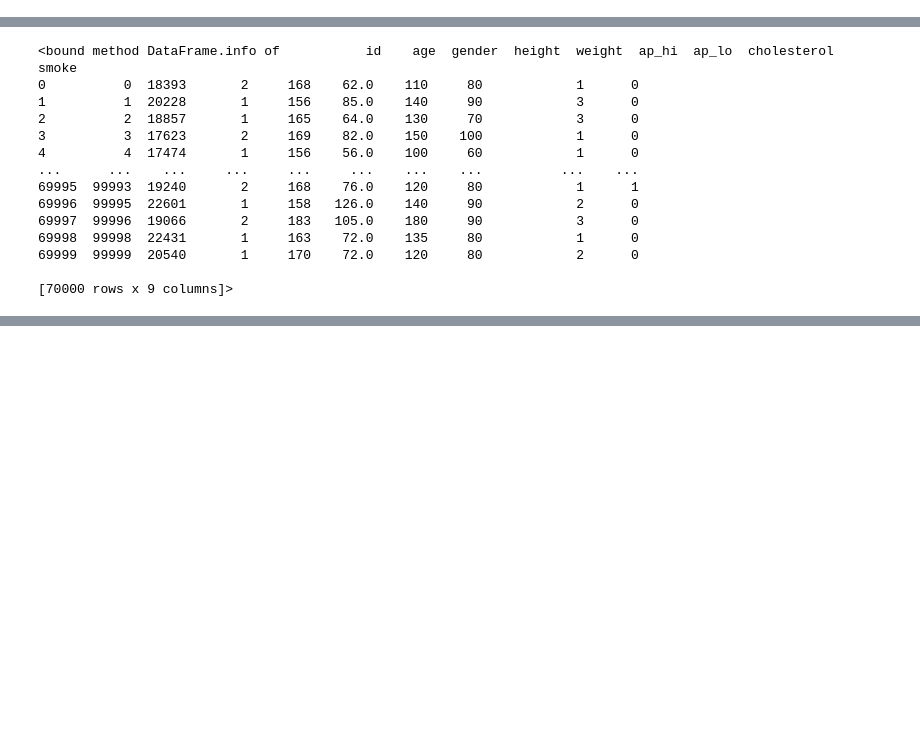
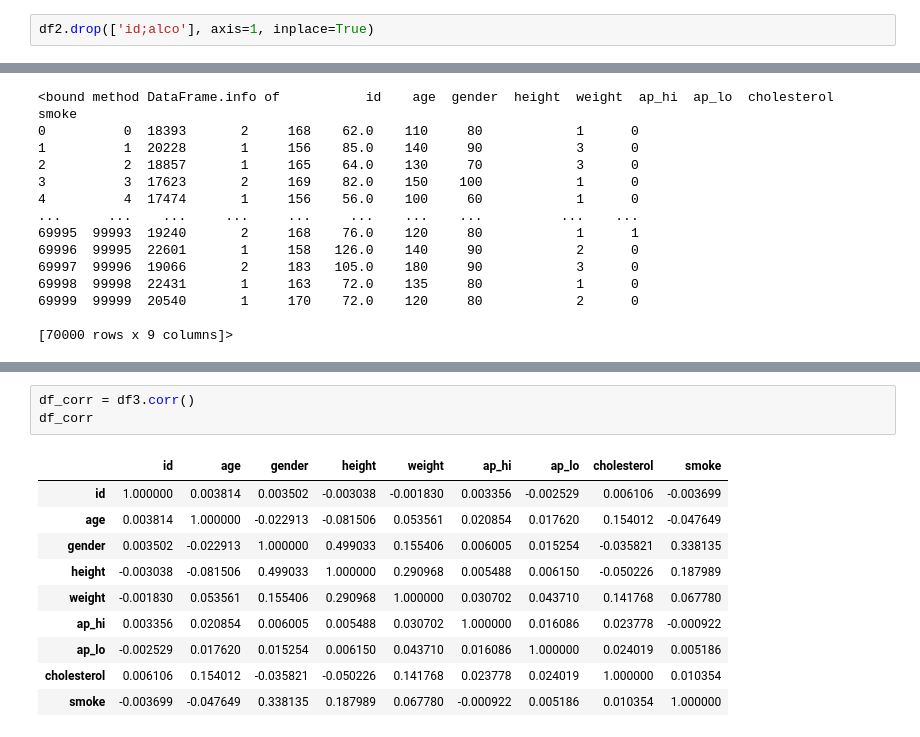
Before and after one commit to zadmainda/covid-MiniDataset, a Jupyter notebook: cardio_base.ipynb, the cells around one changed output, grey strips where cells are left out. Drawn from its saved outputs; the diff is of its cells as text; blank space fills up the shorter version.

```diff
--- a/cardio_base.ipynb
+++ b/cardio_base.ipynb
@@ -11,0 +34,2 @@ df = pd.read_csv('cardio_base.csv')
+# %%
+df2.drop(['id;alco'], axis=1, inplace=True)
@@ -66,0 +146,14 @@ array([2, 1], dtype=int64)
+# %%
+df_corr = df3.corr()
+df_corr
+# %% [output]
+|  | id | age | gender | height | weight | ap_hi | ap_lo | cholesterol | smoke |
+| id | 1.000000 | 0.003814 | 0.003502 | -0.003038 | -0.001830 | 0.003356 | -0.002529 | 0.006106 | -0.003699 |
+| age | 0.003814 | 1.000000 | -0.022913 | -0.081506 | 0.053561 | 0.020854 | 0.017620 | 0.154012 | -0.047649 |
+| gender | 0.003502 | -0.022913 | 1.000000 | 0.499033 | 0.155406 | 0.006005 | 0.015254 | -0.035821 | 0.338135 |
+| height | -0.003038 | -0.081506 | 0.499033 | 1.000000 | 0.290968 | 0.005488 | 0.006150 | -0.050226 | 0.187989 |
+| weight | -0.001830 | 0.053561 | 0.155406 | 0.290968 | 1.000000 | 0.030702 | 0.043710 | 0.141768 | 0.067780 |
+| ap_hi | 0.003356 | 0.020854 | 0.006005 | 0.005488 | 0.030702 | 1.000000 | 0.016086 | 0.023778 | -0.000922 |
+| ap_lo | -0.002529 | 0.017620 | 0.015254 | 0.006150 | 0.043710 | 0.016086 | 1.000000 | 0.024019 | 0.005186 |
+| cholesterol | 0.006106 | 0.154012 | -0.035821 | -0.050226 | 0.141768 | 0.023778 | 0.024019 | 1.000000 | 0.010354 |
+| smoke | -0.003699 | -0.047649 | 0.338135 | 0.187989 | 0.067780 | -0.000922 | 0.005186 | 0.010354 | 1.000000 |
```
Also changed, not shown: parts of 22 cells of this notebook.
